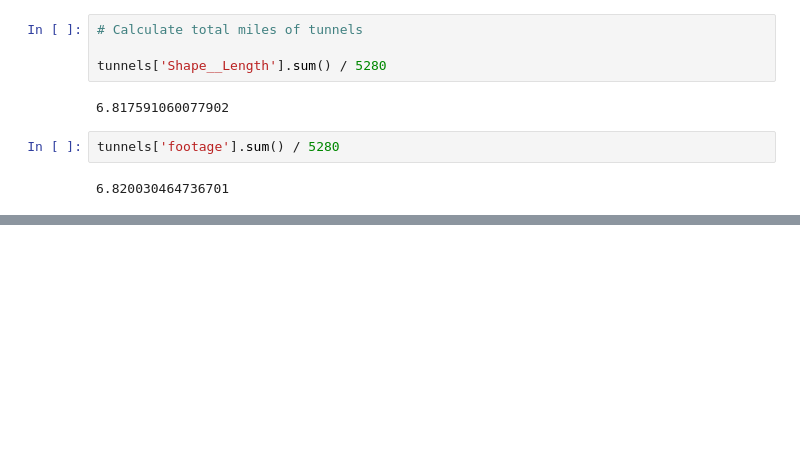
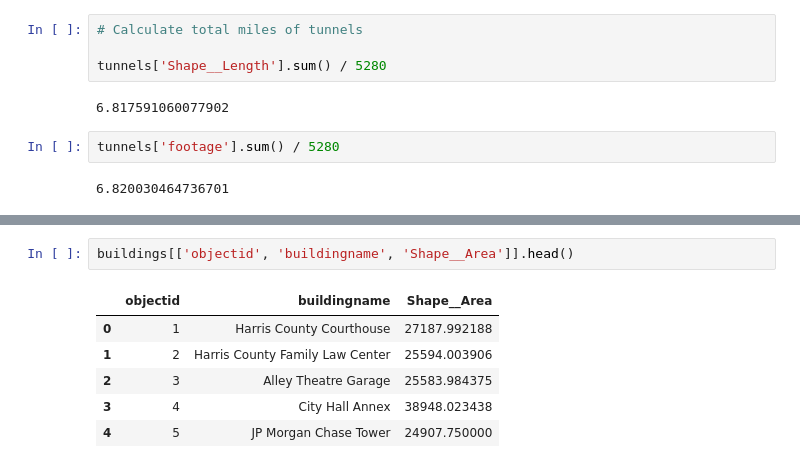
Before and after one commit to jorgegarcia1396/houston-tunnel-mapping, a Jupyter notebook: tunnels-eda.ipynb, the cells around one changed output, grey strips where cells are left out. Drawn from its saved outputs; the diff is of its cells as text; blank space fills up the shorter version.

```diff
--- a/tunnels-eda.ipynb
+++ b/tunnels-eda.ipynb
@@ -58,0 +83,9 @@ tunnels['footage'].sum() / 5280
+# %%
+buildings[['objectid', 'buildingname', 'Shape__Area']].head()
+# %% [output]
+|  | objectid | buildingname | Shape__Area |
+| 0 | 1 | Harris County Courthouse | 27187.992188 |
+| 1 | 2 | Harris County Family Law Center | 25594.003906 |
+| 2 | 3 | Alley Theatre Garage | 25583.984375 |
+| 3 | 4 | City Hall Annex | 38948.023438 |
+| 4 | 5 | JP Morgan Chase Tower | 24907.750000 |
```
Also changed, not shown: parts of 4 cells of this notebook, 2 other files.
